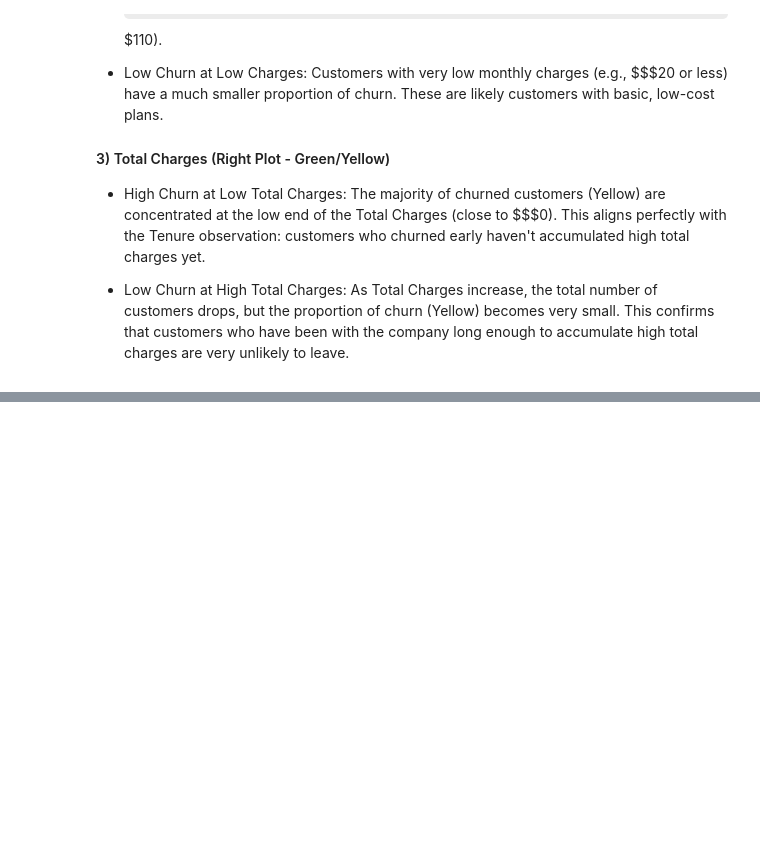
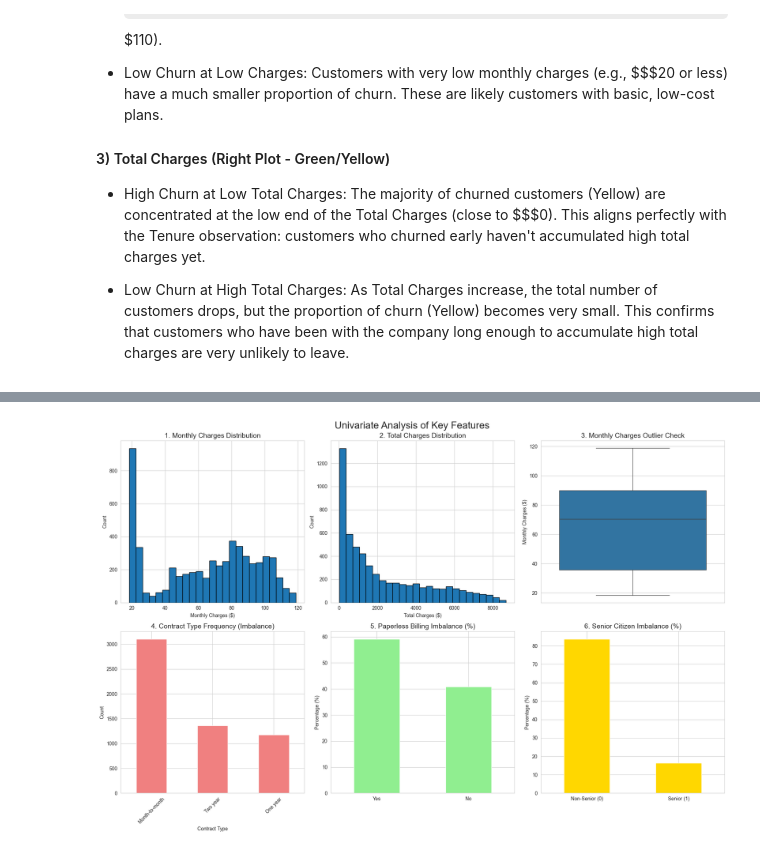
Before and after one commit to computerscistudent/Customer-Churn-Prediction, a Jupyter notebook: notebooks/EDA.ipynb, the cells around one changed output, grey strips where cells are left out. Saved outputs shown, nothing was run; the diff lists cells and outputs as text; code cells hidden in the pictures; some formulas as TeX source; blank space fills up the shorter version.

```diff
--- a/notebooks/EDA.ipynb
+++ b/notebooks/EDA.ipynb
@@ -260,0 +337,40 @@ plt.show()
+# %%
+fig, ax = plt.subplots(2, 3, figsize=(18, 12))
+fig.suptitle('Univariate Analysis of Key Features', fontsize=20)
+
+df['MonthlyCharges'].hist(bins=25, edgecolor='black', ax=ax[0, 0])
+ax[0, 0].set_title('1. Monthly Charges Distribution', fontsize=14)
+ax[0, 0].set_xlabel('Monthly Charges ($)')
+ax[0, 0].set_ylabel('Count')
+
+df['TotalCharges'].hist(bins=25, edgecolor='black', ax=ax[0, 1])
+ax[0, 1].set_title('2. Total Charges Distribution', fontsize=14)
+ax[0, 1].set_xlabel('Total Charges ($)')
+ax[0, 1].set_ylabel('Count')
+
+sns.boxplot(y=df['MonthlyCharges'], ax=ax[0, 2])
+ax[0, 2].set_title('3. Monthly Charges Outlier Check', fontsize=14)
+ax[0, 2].set_ylabel('Monthly Charges ($)')
+ax[0, 2].set_xlabel('')
+
+df['Contract'].value_counts().plot(kind='bar', color='lightcoral', ax=ax[1, 0])
+ax[1, 0].set_title('4. Contract Type Frequency (Imbalance)', fontsize=14)
+ax[1, 0].tick_params(axis='x', rotation=45)
+ax[1, 0].set_xlabel('Contract Type')
+ax[1, 0].set_ylabel('Count')
+
+df['PaperlessBilling'].value_counts(normalize=True).mul(100).plot(kind='bar', color='lightgreen', ax=ax[1, 1])
+ax[1, 1].set_title('5. Paperless Billing Imbalance (%)', fontsize=14)
+ax[1, 1].set_ylabel('Percentage (%)')
+ax[1, 1].tick_params(axis='x', rotation=0)
+ax[1, 1].set_xlabel('')
+
+df['SeniorCitizen'].value_counts(normalize=True).mul(100).plot(kind='bar', color='gold', ax=ax[1, 2])
+ax[1, 2].set_title('6. Senior Citizen Imbalance (%)', fontsize=14)
+ax[1, 2].set_ylabel('Percentage (%)')
+ax[1, 2].set_xticklabels(['Non-Senior (0)', 'Senior (1)'], rotation=0)
+ax[1, 2].set_xlabel('')
+
+plt.tight_layout()
+# %% [output]
+[figure, added]
```
Also changed, not shown: parts of 7 cells of this notebook, 3 other files.
